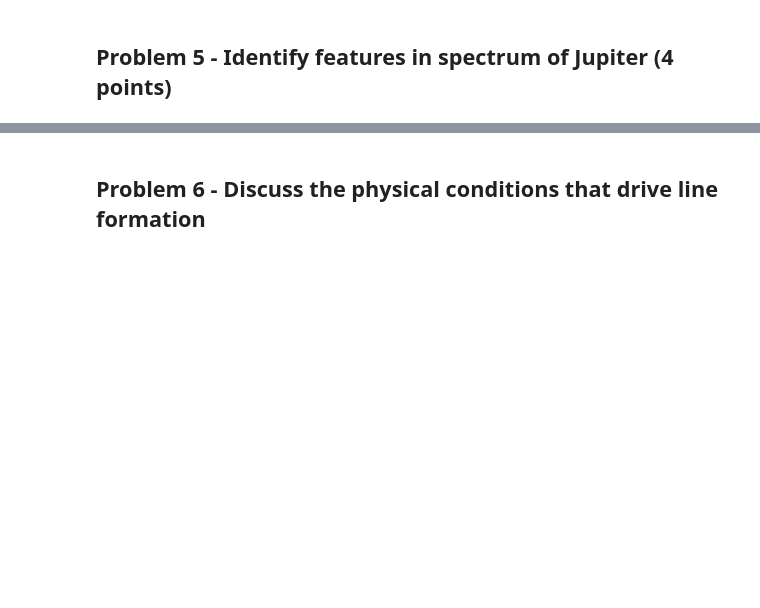
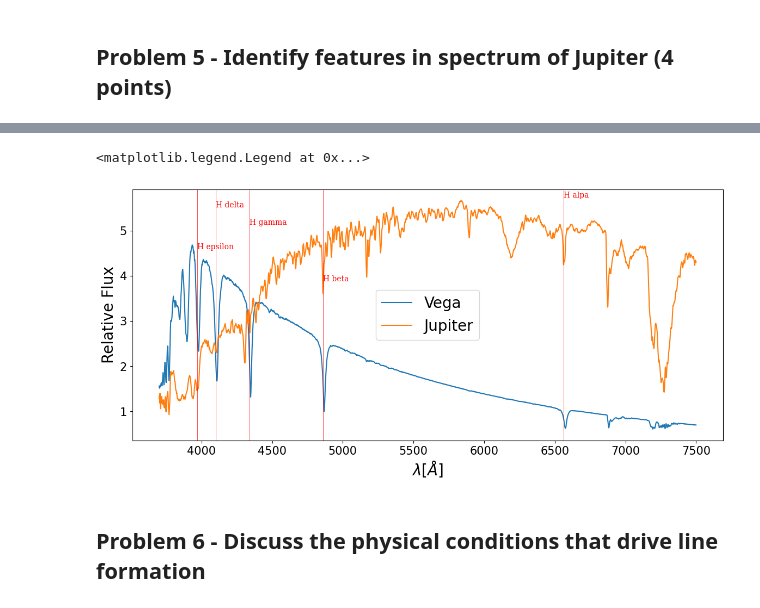
Before and after one commit to Parkerwise/Analysis_real_spectra, a Jupyter notebook: analysis_real_spectra.student.ipynb, the cells around one changed output, grey strips where cells are left out. Saved outputs shown, nothing was run; the diff lists cells and outputs as text; code cells hidden in the pictures; blank space fills up the shorter version.

```diff
--- a/analysis_real_spectra.student.ipynb
+++ b/analysis_real_spectra.student.ipynb
@@ -659,27 +669,42 @@ Using what you know about the spectral lines in an A0V star and given the spectr
 # %%
 #plot Vega and Jupiter, where I have scaled the flux of Jupiter so that they
 #better overlap. You can change that scaling
 plt.figure(figsize = (14,6))
 ax = plt.gca()
 plt.plot(specvega.wavelength,specvega.flux,label="Vega")
 plt.plot(specjup.wavelength,specjup.flux*5,label="Jupiter")
 
 #**************
 #you can change these parameters to zoom in and out of certain parts of the spectra.
 #Make a copy of these parameters and change your copy so as to remember what the
 #original values were
+# line list, I deleted lines that weren't couccuring
+linelist_vega = [
+    # balmer series lines, defines A0V stars spectra
+    ('H epsilon',3970),
+    ('H delta',4103),
+    ('H gamma',4341),
+    ('H beta',4861),
+    ('H alpa',6563),
+]
+lammin = 3000
+lammax = 8000
+'''
 fluxmin =
 fluxmax =
-lammin =
-lammax =
 ax.set_ylim([fluxmin,fluxmax])
 ax.set_xlim([lammin,lammax])
+'''
 
+lineplot(linelist_vega)
 plt.xticks(fontsize=15)
 plt.yticks(fontsize=15)
 plt.xlabel("$\lambda [\AA]$",fontsize=20)
 plt.ylabel("Relative Flux",fontsize=20)
 plt.legend(fontsize=20)
+# %% [output]
+<matplotlib.legend.Legend at 0x...>
+[figure, added]
 # %% [markdown]
 ## Problem 6 - Discuss the physical conditions that drive line formation
 # %% [markdown]
```
Also changed, not shown: parts of 3 cells of this notebook.
